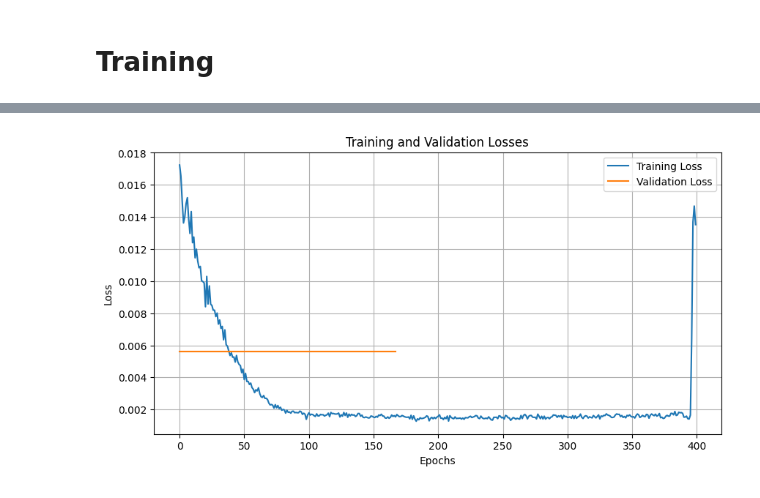
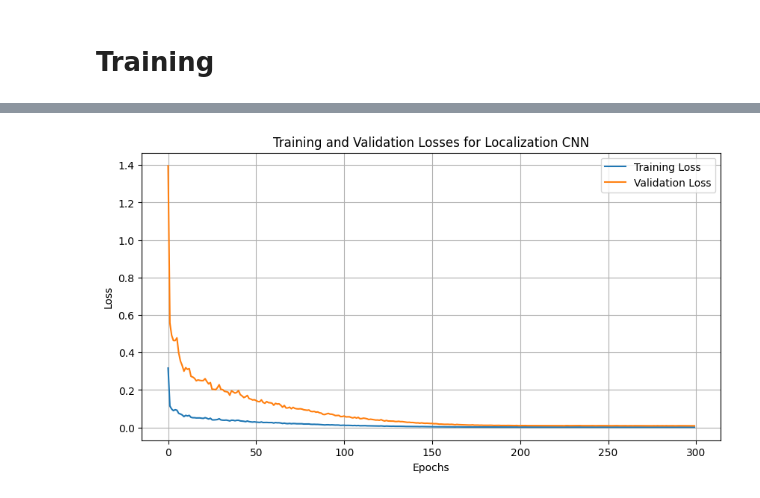
Before and after one commit to gurooria/ResponseWeightedAnalysis, a Jupyter notebook: cnn_training/cnn_regressor.ipynb, the cells around one changed output, grey strips where cells are left out. Saved outputs shown, nothing was run; the diff lists cells and outputs as text; code cells hidden in the pictures.

```diff
--- a/cnn_training/cnn_regressor.ipynb
+++ b/cnn_training/cnn_regressor.ipynb
@@ -98,6 +106,7 @@ def plot_learning_curves(training_losses, validation_losses):
 # %%
 # load training data
 X = torch.load('training_images.pt')
-Y = torch.load('training_labels.pt')
+# Y = torch.load('position_labels.pt')
+Y = torch.load('velocity_labels.pt')
 print(X.shape, Y.shape)
 # %% [output]
@@ -106,11 +115,11 @@ torch.Size([700, 15, 32, 32]) torch.Size([700, 4])
 device = torch.device("cuda" if torch.cuda.is_available() else "cpu")
 
 # Load data
-train_dataset, val_dataset = load_data(X, Y[:, :2])
+train_dataset, val_dataset = load_data(X, Y)
 
 # Create data loaders
-train_loader = DataLoader(train_dataset, batch_size=32, shuffle=True)
-val_loader = DataLoader(val_dataset, batch_size=32, shuffle=False)
+train_loader = DataLoader(train_dataset, batch_size=64, shuffle=True) # data set sorted into batches of 64 and shuffled
+val_loader = DataLoader(val_dataset, batch_size=64, shuffle=False)
 # %%
 # Initialize the model and other components
 model = LocalizationCNN().to(device)
@@ -118,5 +127,5 @@ optimizer = optim.Adam(model.parameters(), lr=0.001)
 loss_function = nn.MSELoss()
 
 # Training and Validation
-training_losses = train_model(model, device, train_loader, optimizer, loss_function, epochs=500)
+training_losses, validate_losses = train_model(model, device, train_loader, val_loader, optimizer, loss_function, epochs=300)
 # %% [output]
@@ -143,5 +191,5 @@ torch.save(model.state_dict(), 'localization_cnn.pt')
 # %%
 # Plot the learning curves
-plot_learning_curves(training_losses, validation_losses)
+plot_learning_curves(training_losses, validate_losses, 0, 'Training and Validation Losses for Localization CNN')
 # %% [output]
-[figure, old version]
+[figure, new version]
```
Also changed, not shown: parts of 7 cells of this notebook, 11 other files.
